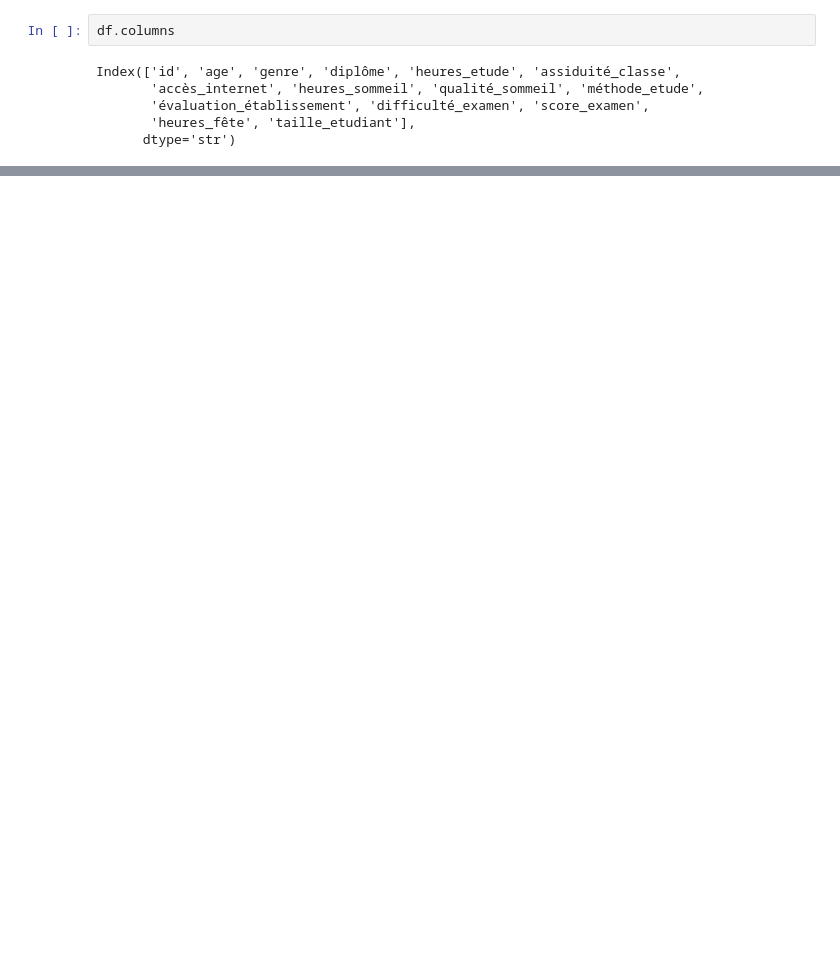
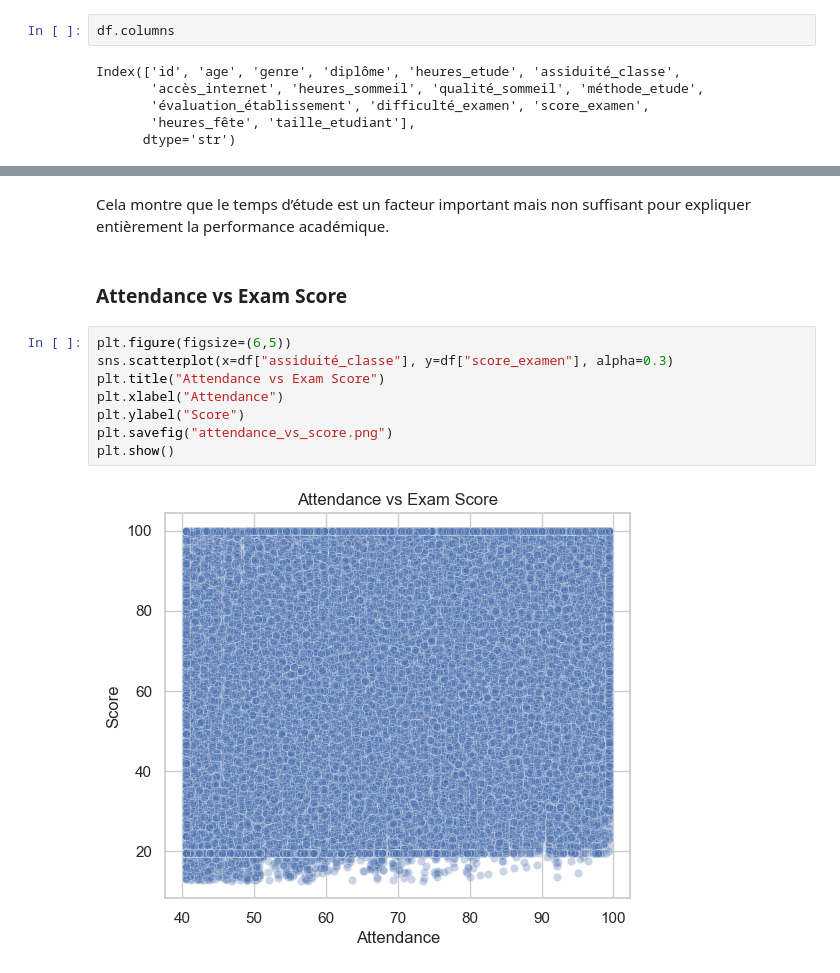
Before and after one commit to YLIssakha235/AI_project, a Jupyter notebook: notebooks/failure_prediction.ipynb, the cells around one changed output, grey strips where cells are left out. Saved outputs shown, nothing was run; the diff lists cells and outputs as text; blank space fills up the shorter version.

```diff
--- a/notebooks/failure_prediction.ipynb
+++ b/notebooks/failure_prediction.ipynb
@@ -943,0 +179,14 @@ Cela confirme les observations faites dans la partie sécurité.
+# %% [markdown]
+Cela montre que le temps d’étude est un facteur important mais non suffisant pour expliquer entièrement la performance académique.
+# %% [markdown]
+### Attendance vs Exam Score
+# %%
+plt.figure(figsize=(6,5))
+sns.scatterplot(x=df["assiduité_classe"], y=df["score_examen"], alpha=0.3)
+plt.title("Attendance vs Exam Score")
+plt.xlabel("Attendance")
+plt.ylabel("Score")
+plt.savefig("attendance_vs_score.png")
+plt.show()
+# %% [output]
+[figure, added]
```
Also changed, not shown: parts of 179 cells of this notebook.
